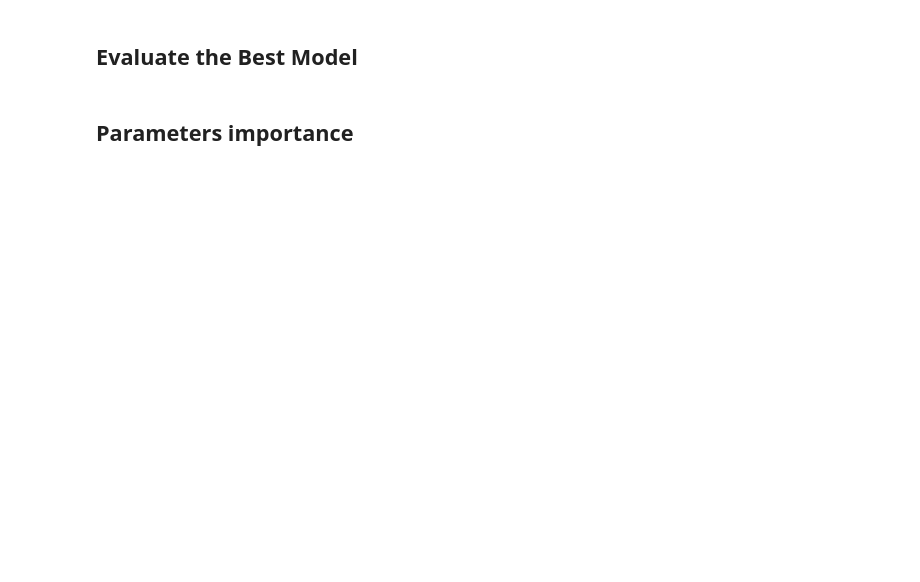
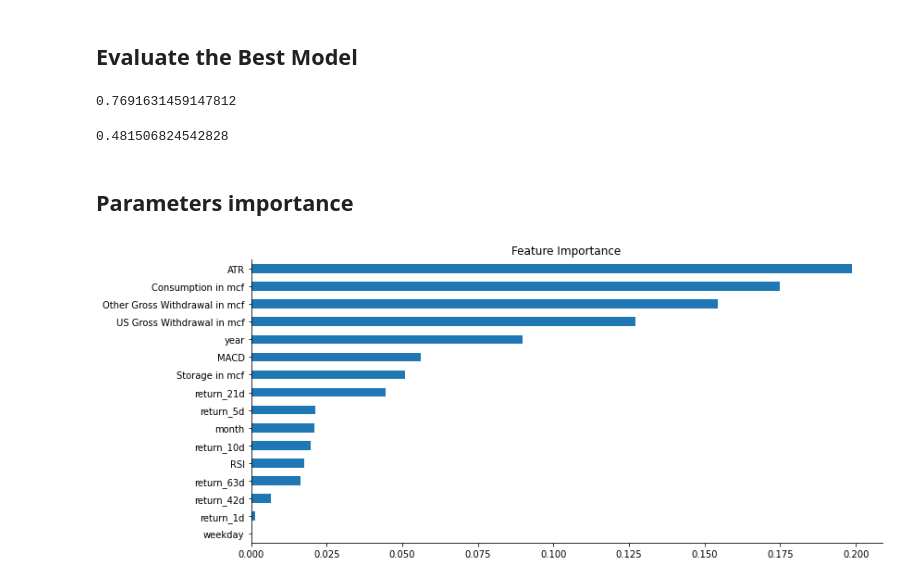
Before and after one commit to paolodelia99/ng-strategies, a Jupyter notebook: ml_based_strategies/tree_regressor.ipynb, the cells around one changed output. Drawn from its saved outputs; the diff is of its cells as text; code cells hidden in the pictures; blank space fills up the shorter version.

```diff
--- a/ml_based_strategies/tree_regressor.ipynb
+++ b/ml_based_strategies/tree_regressor.ipynb
@@ -375,2 +365,0 @@ gridsearch_reg = GridSearchCV(estimator=rf_reg,
-# %%
-gridsearch_reg.fit(X, y.target_5d.ravel())
@@ -389,0 +503,12 @@ f'{gridsearch_reg.best_score_:.2f}'
+# %%
+base_params = rf_reg.get_params()
+model = RandomForestRegressor(base_params)
+model_params = {
+    'n_estimators': 100,
+    'max_depth': 15,
+    'max_features': 'log2',
+    'min_samples_leaf': 100
+}
+model = model.set_params(**model_params)
+opt_test_length = 21
+opt_train_length = 1260
@@ -389,0 +531,19 @@ f'{gridsearch_reg.best_score_:.2f}'
+# %%
+scores = np.array([])
+
+for lookahead in lookaheads:
+    n_splits = int(4 * YEAR /  opt_test_length)
+    cv = MultipleTimeSeriesCV(
+        n_splits=n_splits,
+        test_period_length=opt_test_length,
+        train_period_length=opt_train_length,
+        lookahead=lookahead
+    )
+
+    for i, (train_idx, test_idx) in enumerate(cv.split(X)):
+        model = model.fit(X.iloc[train_idx], y[f'target_{lookahead}d'].iloc[train_idx])
+
+        y_test = y[f'target_{lookahead}d'].iloc[test_idx]
+        y_pred = model.predict(X.iloc[test_idx])
+        scores = np.append(scores, rank_correl(y_test, y_pred))
+        print(f'Lookhead: {lookahead} | Iteration: {i} | Val score: {scores[-1]}')
@@ -397,16 +570,24 @@ for predicted, actual in zip(best_learner.predict(X.iloc[-15:]), y.target_5d.val
 # %%
-print(rank_correl(best_learner.predict(X.iloc[-15:]), y.target_5d.values[-15:]))
+print(rank_correl(model.predict(X.iloc[-30:]), y.target_5d.values[-30:]))
+# %% [output]
+0.7691631459147812
+# %%
+print(rank_correl(model.predict(X.iloc[-30:]), y.target_21d.values[-30:]))
+# %% [output]
+0.481506824542828
 # %% [markdown]
 ## Parameters importance
 # %%
 
 fig, ax = plt.subplots(figsize=(12,5))
-(pd.Series(best_learner.feature_importances_, index=X.columns)
+(pd.Series(model.feature_importances_, index=X.columns)
  .sort_values(ascending=False)
  .iloc[:20]
  .sort_values()
  .plot.barh(ax=ax, title='Feature Importance'))
 
 sns.despine()
 
 fig.tight_layout();
+# %% [output]
+[figure, added]
```
Also changed, not shown: parts of 42 cells of this notebook, 2 other files.
